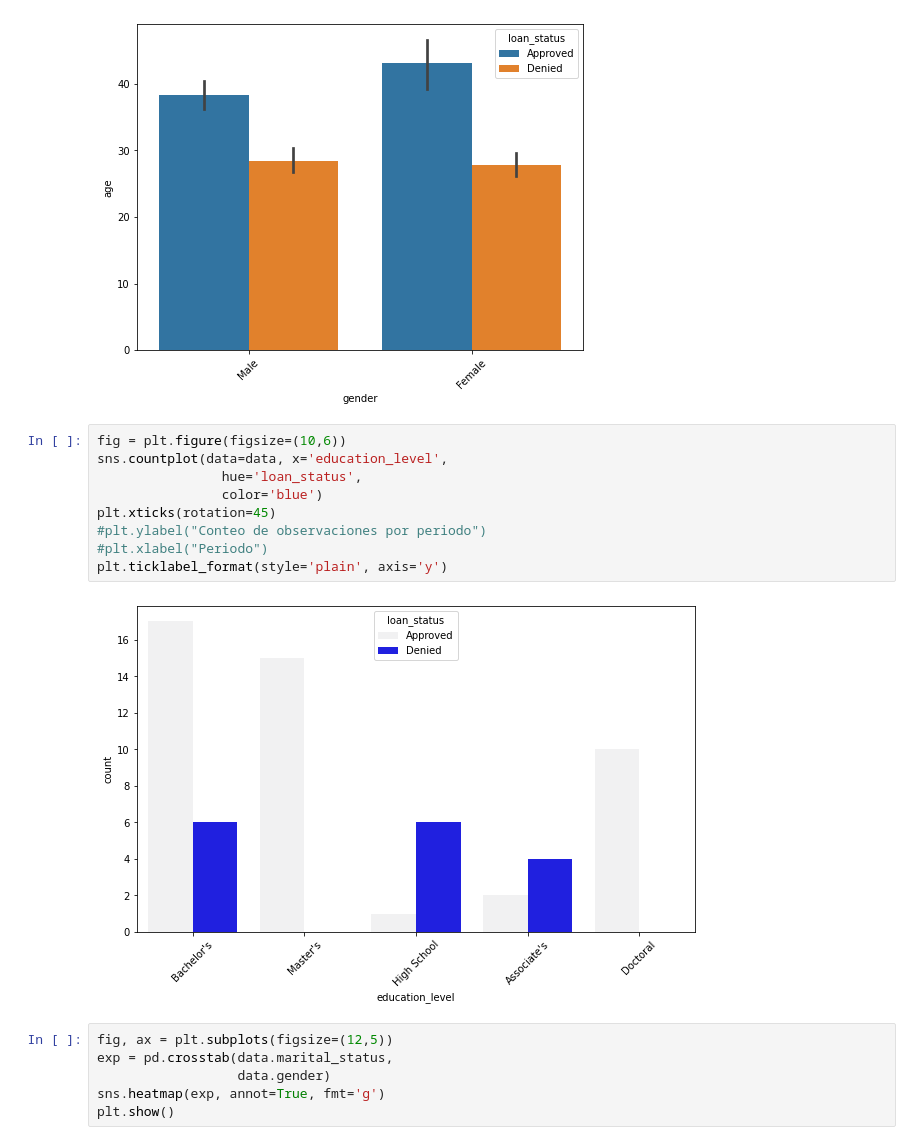
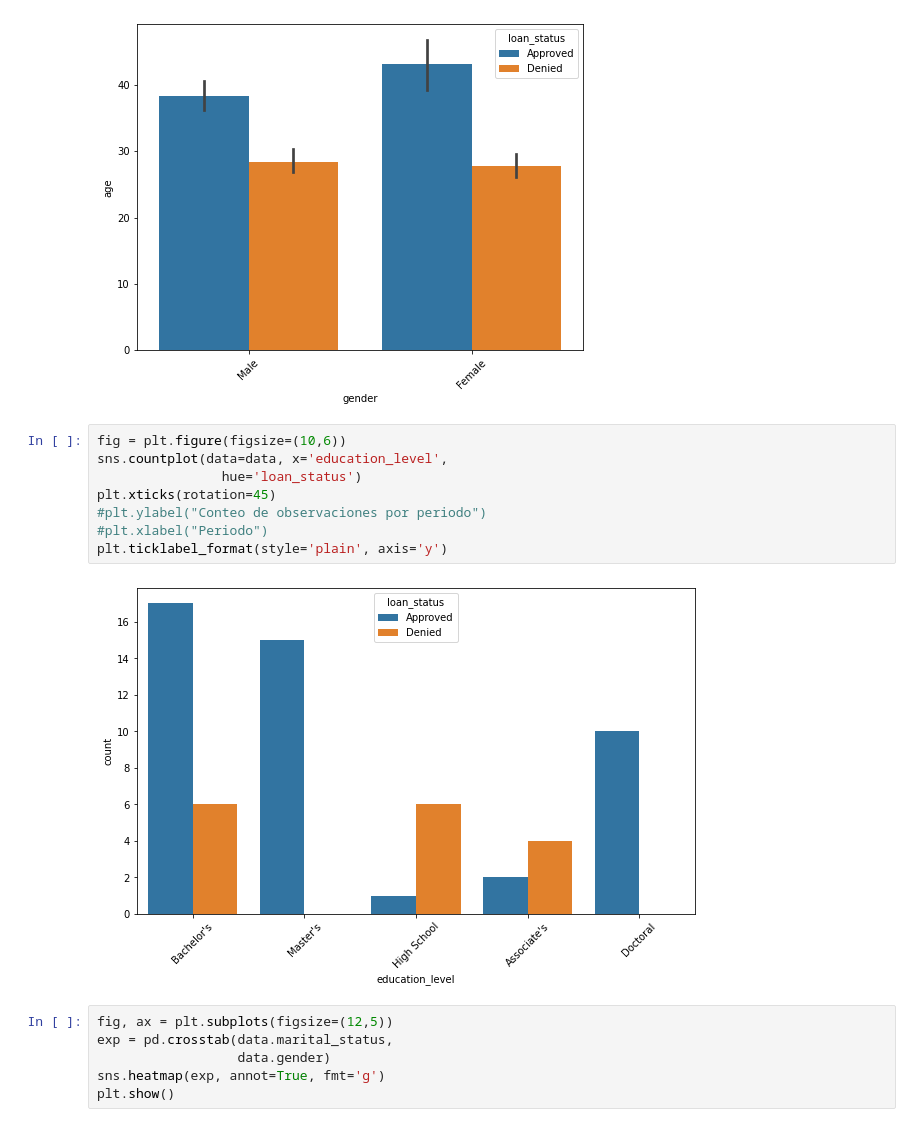
Before and after one commit to AntoSambuceti/datascience_classes, a Jupyter notebook: MM/Ciclo Ciencia de Datos/1.EDA.ipynb, the cells around one changed output. Saved outputs shown, nothing was run; the diff lists cells and outputs as text.

```diff
--- a/MM/Ciclo Ciencia de Datos/1.EDA.ipynb
+++ b/MM/Ciclo Ciencia de Datos/1.EDA.ipynb
@@ -172,14 +172,13 @@ plt.show()
 # %%
 fig = plt.figure(figsize=(10,6))
 sns.countplot(data=data, x='education_level',
-                hue='loan_status',
-                color='blue')
+                hue='loan_status')
 plt.xticks(rotation=45)
 #plt.ylabel("Conteo de observaciones por periodo")
 #plt.xlabel("Periodo")
 plt.ticklabel_format(style='plain', axis='y')
 # %% [output]
-[figure, old version]
+[figure, new version]
 # %%
 fig, ax = plt.subplots(figsize=(12,5))
 exp = pd.crosstab(data.marital_status,
```
Also changed, not shown: 2 other files.
